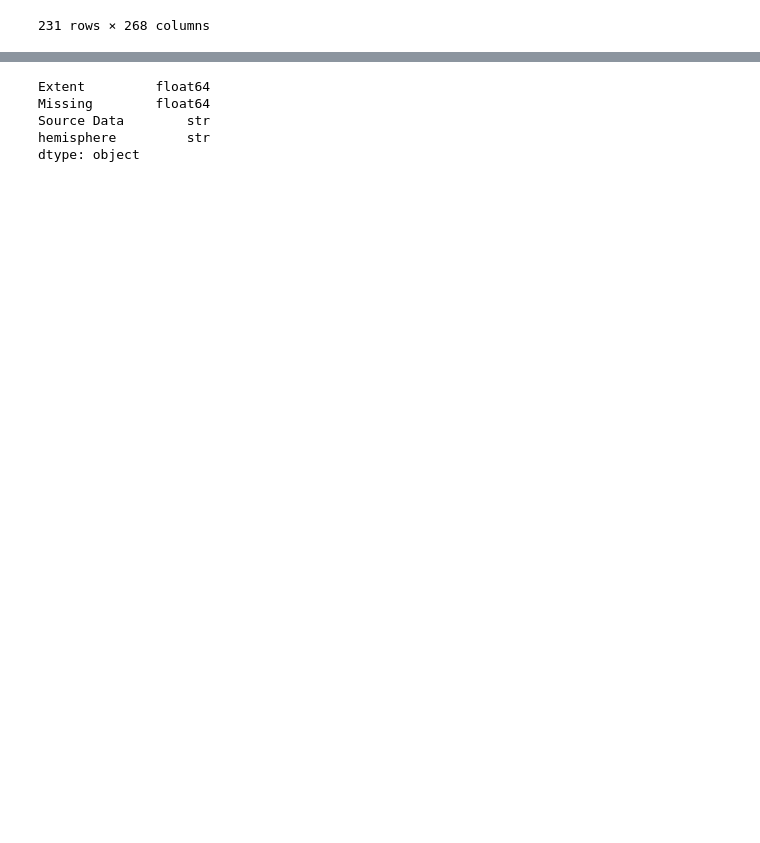
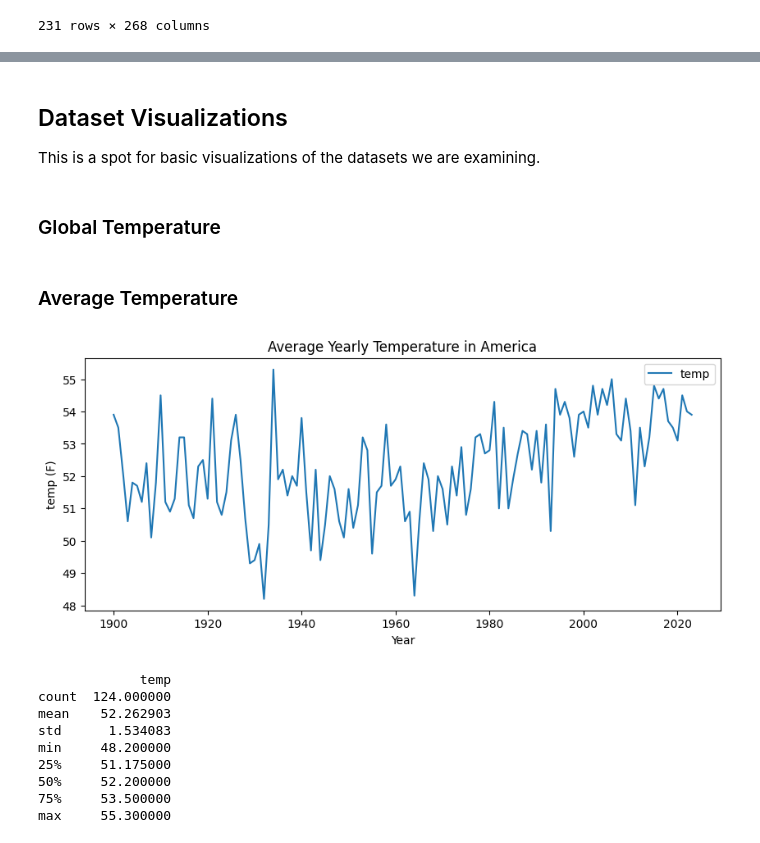
Before and after one commit to EthanPrimes/modeling_climate_change, a Jupyter notebook: data_cleaning.ipynb, the cells around one changed output, grey strips where cells are left out. Saved outputs shown, nothing was run; the diff lists cells and outputs as text; code cells hidden in the pictures; blank space fills up the shorter version.

Commit message:
cleaned two datasets

```diff
--- a/data_cleaning.ipynb
+++ b/data_cleaning.ipynb
@@ -12,3 +17,5 @@ from matplotlib import pyplot as plt
 # Average Temperature
 avtemp_df = pd.read_csv("datasets/Average_Temperature_1900_2023.csv", index_col=0)
 avtemp_df = avtemp_df.astype(float)  # Setting the temperature datatypes to floats
+avtemp_df["temp"] = avtemp_df["Average_Fahrenheit_Temperature"]
+avtemp_df = avtemp_df.drop(columns=["Average_Fahrenheit_Temperature"])  # Renaming the column
@@ -38,11 +50,40 @@ co2ghg_df
 seaice_df = pd.read_csv("datasets/seaice.csv")
 seaice_df.columns = seaice_df.columns.str.strip()  # Stripping whitespace from column names
 seaice_df["date"] = pd.to_datetime(seaice_df[["Year", "Month", "Day"]])  # Making a "date" column
-seaice_df = seaice_df.drop(columns=["Year", "Month", "Day"])
+seaice_df = seaice_df.drop(columns=["Month", "Day", "Source Data"])
 seaice_df = seaice_df.set_index("date")  # Setting the date as the index
+
+# Computing the averages for each year
+seaice_north_yearly_df = seaice_df[seaice_df["hemisphere"] == "north"].groupby("Year")["Extent"].agg(["mean", "std"])  # Computing the mean and std
+seaice_north_yearly_df = seaice_north_yearly_df.drop(index=[1978, 2019])  # Don't have data for the whole of each year; changes std value
+
+seaice_south_yearly_df = seaice_df[seaice_df["hemisphere"] == "south"].groupby("Year")["Extent"].agg(["mean", "std"])
+seaice_south_yearly_df = seaice_south_yearly_df.drop(index=[1978, 2019])
-# %% [output]
-Extent         float64
-Missing        float64
-Source Data        str
-hemisphere         str
-dtype: object
+# %% [markdown]
+## Dataset Visualizations
+
+This is a spot for basic visualizations of the datasets we are examining.
+# %% [markdown]
+### Global Temperature
+# %% [markdown]
+### Average Temperature
+# %%
+# Plotting
+avtemp_df.plot(figsize=(10, 4))
+plt.title("Average Yearly Temperature in America")
+plt.ylabel("temp (F)")
+plt.show()
+
+# Computing summary statistics
+print(avtemp_df.describe())
+# %% [output]
+[figure, added]
+             temp
+count  124.000000
+mean    52.262903
+std      1.534083
+min     48.200000
+25%     51.175000
+50%     52.200000
+75%     53.500000
+max     55.300000
```
Also changed, not shown: parts of 9 cells of this notebook.
